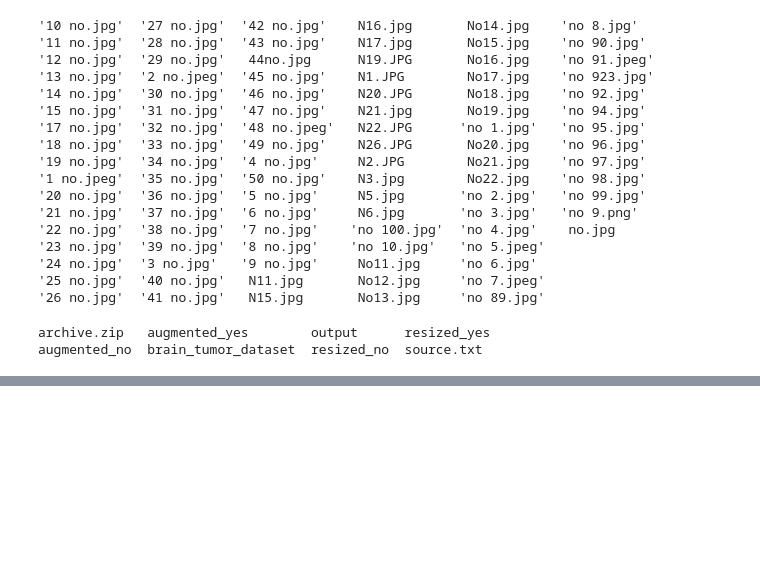
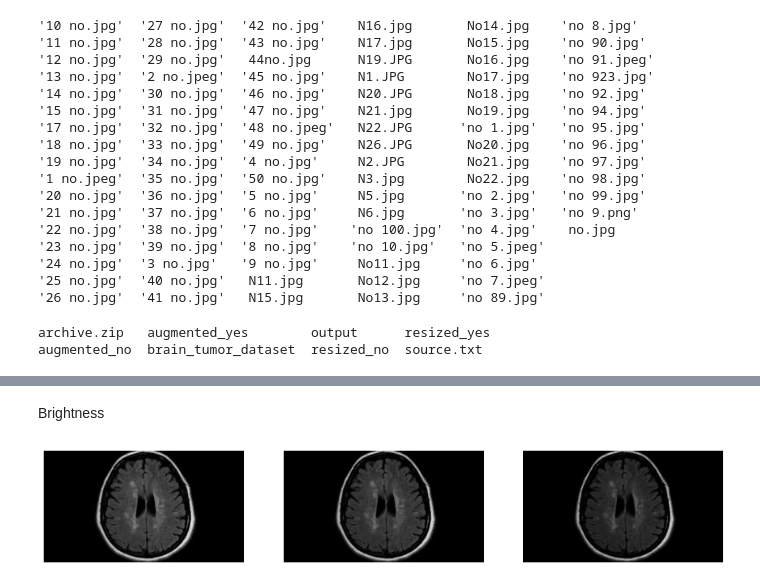
Before and after one commit to manmeet3/Brain-Tumor-Anomaly-Detection-and-Segmentation, a Jupyter notebook: wip_colabs/AnoGAN.ipynb, the cells around one changed output, grey strips where cells are left out. Cells and saved outputs as stored; diff of their text form; code cells hidden in the pictures; blank space fills up the shorter version.

```diff
--- a/wip_colabs/AnoGAN.ipynb
+++ b/wip_colabs/AnoGAN.ipynb
@@ -181,0 +218,7 @@ resized_no_files = glob.glob('./kaggle_tumor_detection/resized_no/*')
+# %% [markdown]
+Brightness
+# %%
+tfms = [brightness(change=(0.1, 0.9))]
+plots_of_one_image(resized_no_files[30],tfms)
+# %% [output]
+[figure, added]
```
Also changed, not shown: parts of 16 cells of this notebook.
